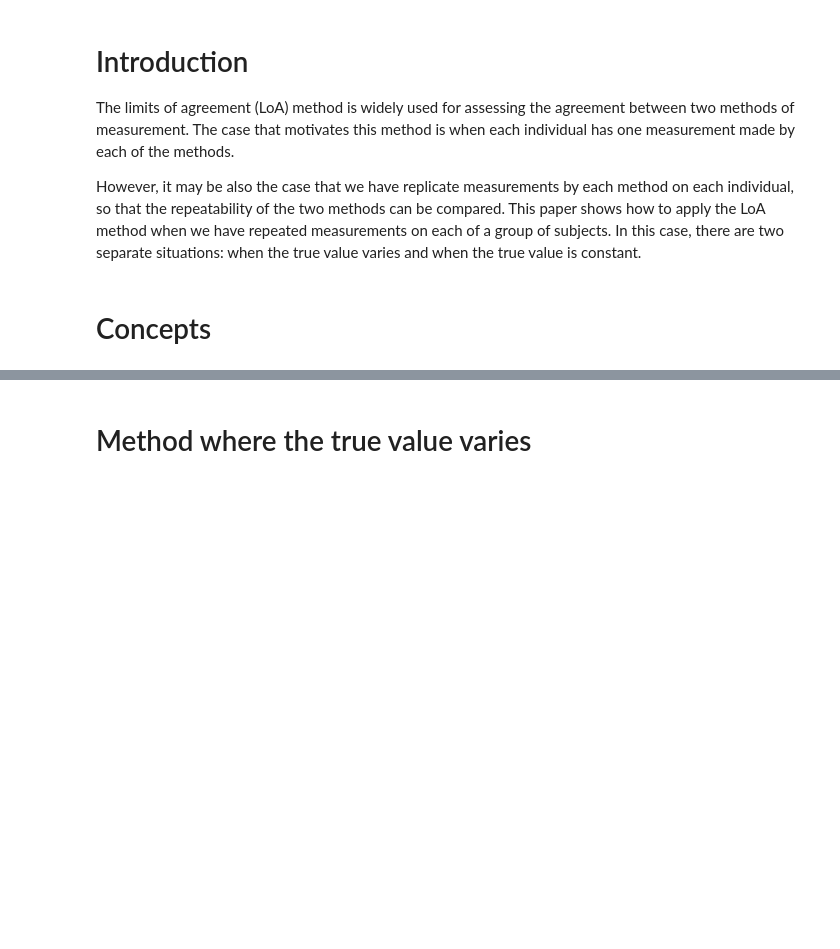
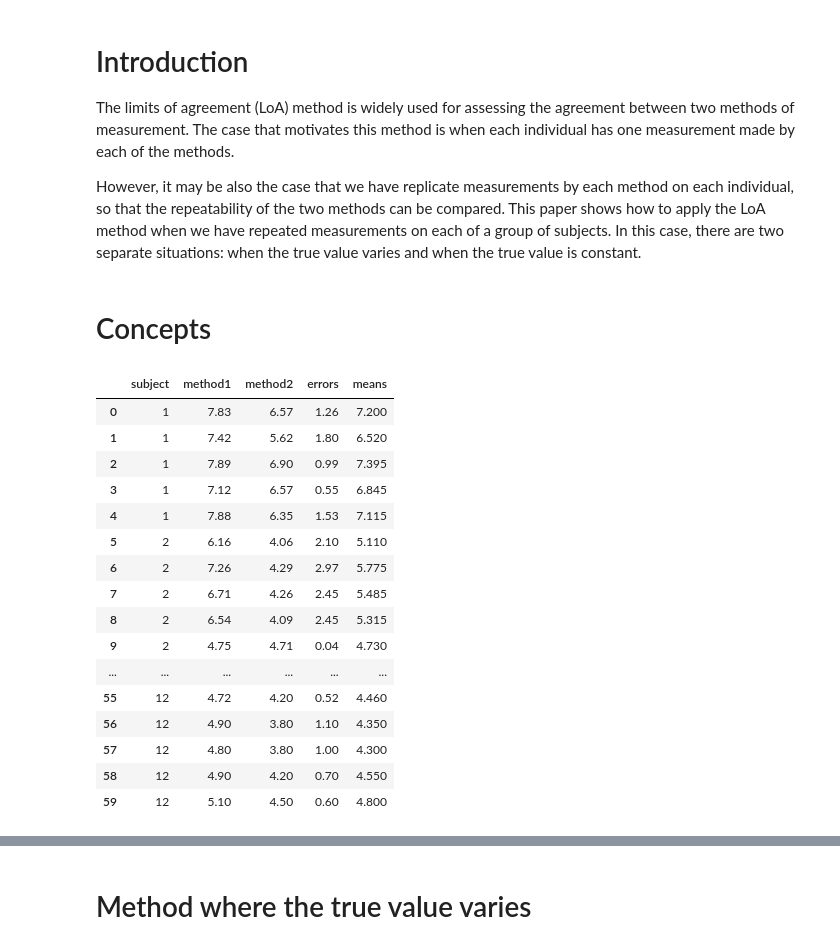
Before and after one commit to herculanodavi/listofbizus, a Jupyter notebook: _notebooks/2020-03-31-compound_bland_altman.ipynb, the cells around one changed output, grey strips where cells are left out. Cells and saved outputs as stored; diff of their text form; code cells hidden in the pictures; blank space fills up the shorter version.

```diff
--- a/_notebooks/2020-03-31-compound_bland_altman.ipynb
+++ b/_notebooks/2020-03-31-compound_bland_altman.ipynb
@@ -15,3 +20,27 @@ The limits of agreement (LoA) method is widely used for assessing the agreement
 However, it may be also the case that we have replicate measurements by each method on each individual, so that the repeatability of the two methods can be compared. This paper shows how to apply the LoA method when we have repeated measurements on each of a group of subjects. In this case, there are two separate situations: when the true value varies and when the true value is constant.
 # %% [markdown]
 # Concepts
+# %%
+data = pd.read_csv('observations_310320.csv')
+data['errors'] = data['method1'] - data['method2']
+data['means'] = (data['method1'] + data['method2'])/2
+# data['errors'] = data['errors'] / data['means']
+data
+# %% [output]
+|  | subject | method1 | method2 | errors | means |
+| 0 | 1 | 7.83 | 6.57 | 1.26 | 7.200 |
+| 1 | 1 | 7.42 | 5.62 | 1.80 | 6.520 |
+| 2 | 1 | 7.89 | 6.90 | 0.99 | 7.395 |
+| 3 | 1 | 7.12 | 6.57 | 0.55 | 6.845 |
+| 4 | 1 | 7.88 | 6.35 | 1.53 | 7.115 |
+| 5 | 2 | 6.16 | 4.06 | 2.10 | 5.110 |
+| 6 | 2 | 7.26 | 4.29 | 2.97 | 5.775 |
+| 7 | 2 | 6.71 | 4.26 | 2.45 | 5.485 |
+| 8 | 2 | 6.54 | 4.09 | 2.45 | 5.315 |
+| 9 | 2 | 4.75 | 4.71 | 0.04 | 4.730 |
+| ... | ... | ... | ... | ... | ... |
+| 55 | 12 | 4.72 | 4.20 | 0.52 | 4.460 |
+| 56 | 12 | 4.90 | 3.80 | 1.10 | 4.350 |
+| 57 | 12 | 4.80 | 3.80 | 1.00 | 4.300 |
+| 58 | 12 | 4.90 | 4.20 | 0.70 | 4.550 |
+| 59 | 12 | 5.10 | 4.50 | 0.60 | 4.800 |
```
Also changed, not shown: parts of 56 cells of this notebook, 1 other file.
